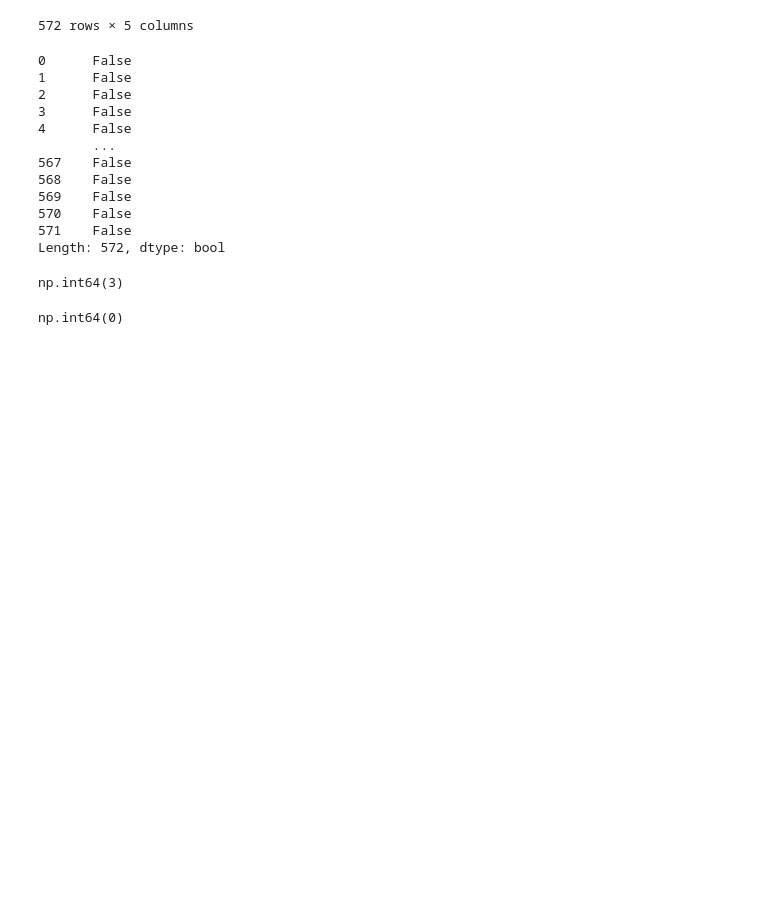
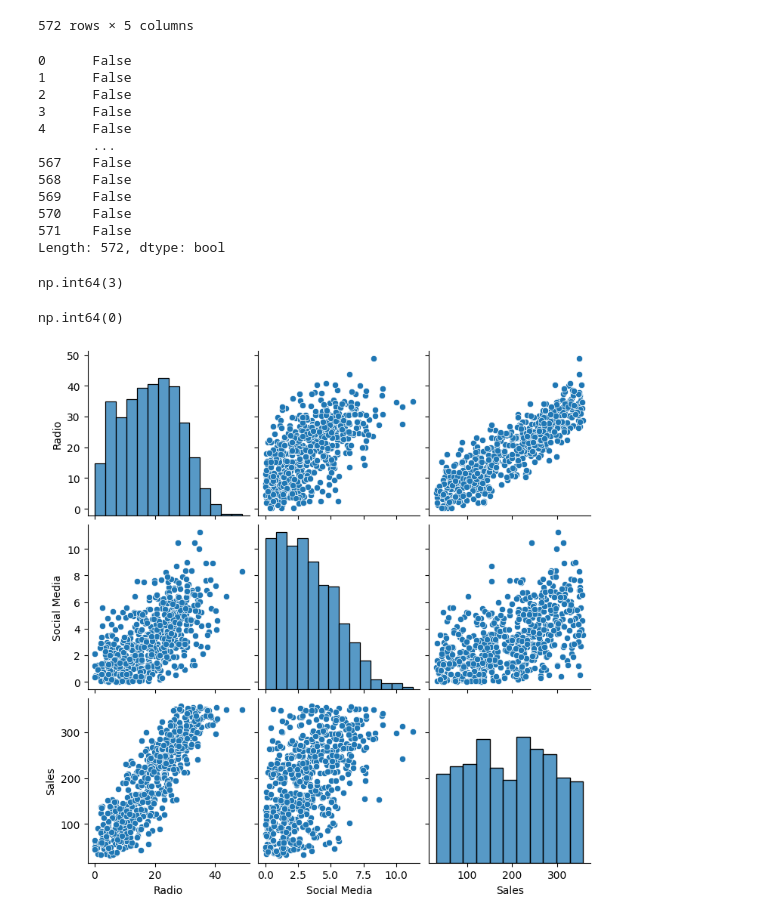
Before and after one commit to PrincelyKitilya/Linear-Regression-assumptions-tests, a Jupyter notebook: marketing sales analysis/marketing_analysis.ipynb, the cells around one changed output. Cells and saved outputs as stored; diff of their text form; code cells hidden in the pictures; blank space fills up the shorter version.

```diff
--- a/marketing sales analysis/marketing_analysis.ipynb
+++ b/marketing sales analysis/marketing_analysis.ipynb
@@ -91,3 +91,10 @@ np.int64(0)
 # %%
 #Cheking model assumptions
 # 1. linearity, 2. Normality, 3. Independent variable, 4. Homoscedasticity
+# %%
+# Exploratory data analysis with seaborn
+
+sns.pairplot(marketing_data)
+plt.show()
+# %% [output]
+[figure, added]
```
Also changed, not shown: parts of 12 cells of this notebook.
